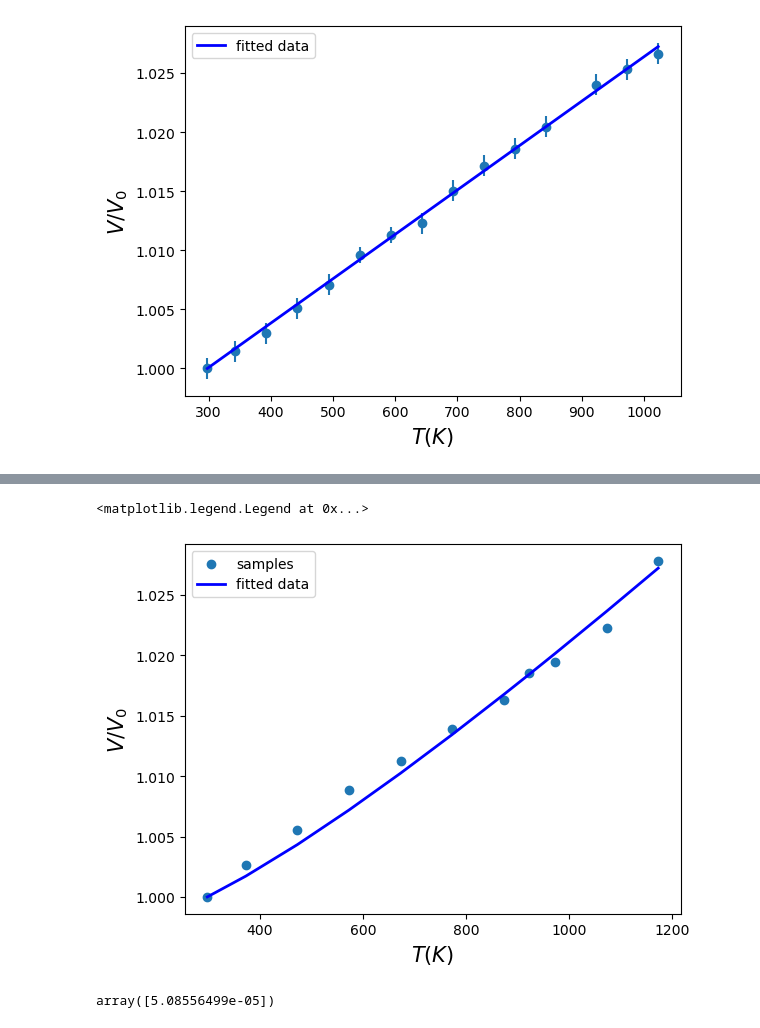
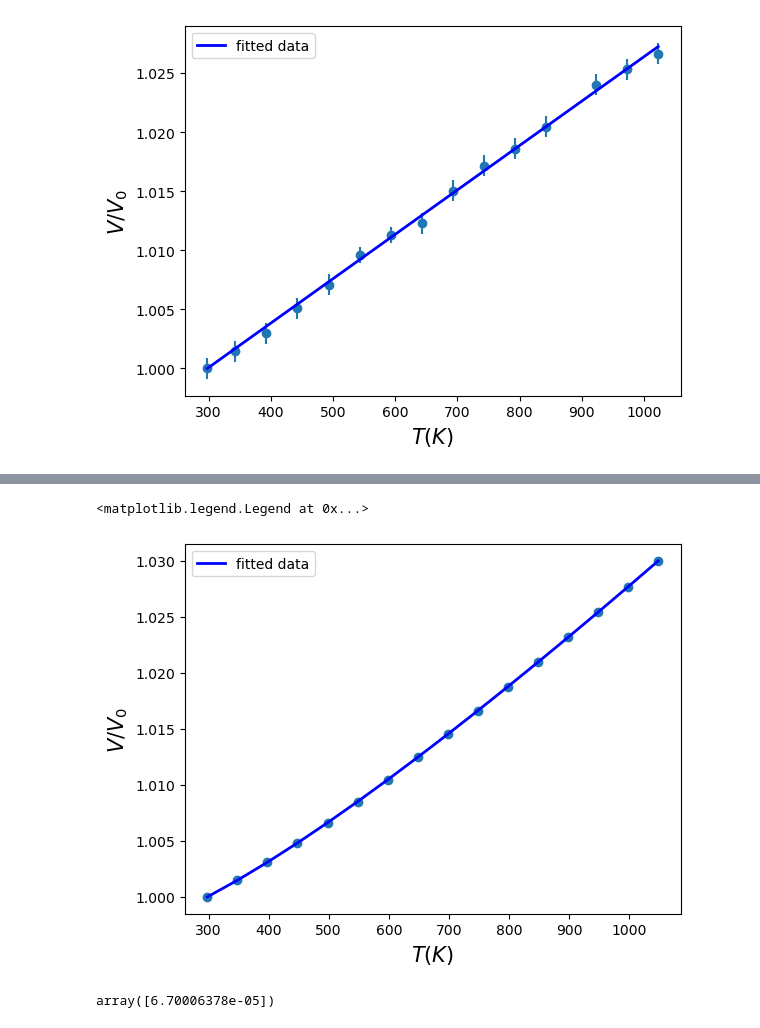
Before and after one commit to bertopadron/bertopadron.github.io, a Jupyter notebook: learning/expansion_coeff/fitting_thermal_expansion.ipynb, the cells around one changed output, grey strips where cells are left out. Saved outputs shown, nothing was run; the diff lists cells and outputs as text; code cells hidden in the pictures.

```diff
--- a/learning/expansion_coeff/fitting_thermal_expansion.ipynb
+++ b/learning/expansion_coeff/fitting_thermal_expansion.ipynb
@@ -139,0 +104,6 @@ phase
+# %%
+zo = pd.read_csv('zo.tab',delimiter='\s+',skiprows = 12)
+# %%
+
+zo['v/v0'] = zo['v(J/mol/bar)']/ zo['v(J/mol/bar)'].iloc[0]
+zo.head()
@@ -140,26 +118,29 @@ phase
 # %%
-ydata = phase['V/V0']
-xdata = phase['Temperature (ºC)'] + 273
+x = zo['T(K)']
+y = zo['v/v0']
+
+ydata = zo['v/v0']
+xdata = zo['T(K)']
+#xdata = np.linspace(298, 1073, 20)
+stdv  = zoisite['V/V0_std']
 def f(T, a0):
     return 1 + a0*(T-298) - 2*10*a0*(np.sqrt(T) - np.sqrt(298))
 
-def g(a0):
-    return ydata - f(xdata, a0)
-
-beta_start = (1)
-beta_opt, beta_cov = optimize.leastsq(g, beta_start)
+beta_opt, beta_cov = optimize.curve_fit(f, xdata, ydata)
+beta_opt, beta_cov
 
 fig, ax = plt.subplots()
-ax.scatter(xdata, ydata, label='samples')
+ax.scatter(x, y)
+#ax.errorbar(xdata, ydata, yerr = stdv, ls='None')
 ax.plot(xdata, f(xdata, beta_opt), 'b', lw=2, label='fitted data')
 #ax.set_xlim(0, 5)
 ax.set_xlabel(r"$T(K)$", fontsize=15)
 ax.set_ylabel(r"$V/V_0$", fontsize=15)
 ax.legend()
 # %% [output]
 <matplotlib.legend.Legend at 0x...>
-[figure, old version]
+[figure, new version]
 # %%
 beta_opt
 # %% [output]
-array([5.08556499e-05])
+array([6.70006378e-05])
```
Also changed, not shown: parts of 4 cells of this notebook.
